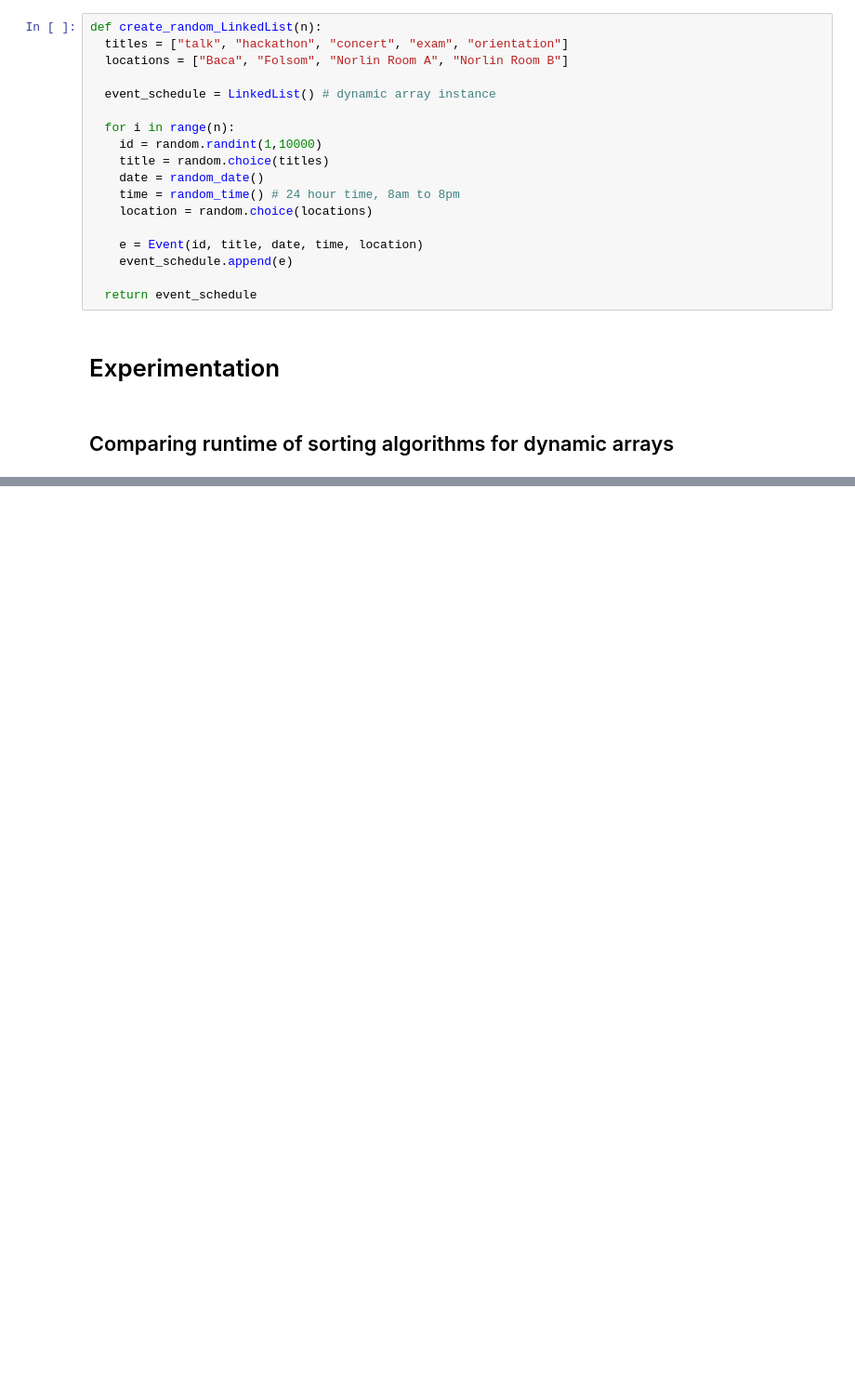
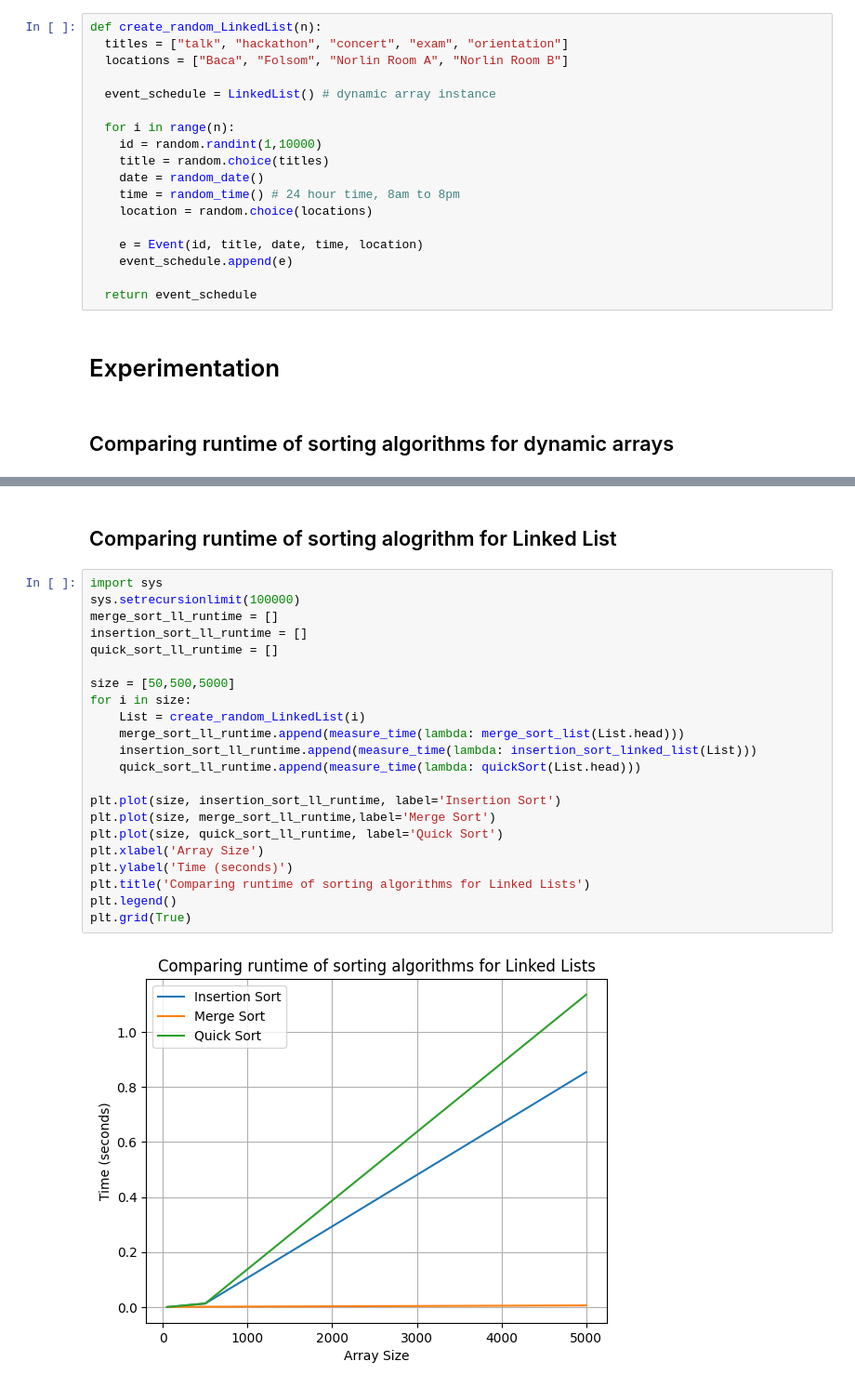
Before and after one commit to RahulHipparkar/DSA-GP1---Campus-Event-Scheduling-System, a Jupyter notebook: GP1_Hipparkar_Holmes_Caceres_Marcu.ipynb, the cells around one changed output, grey strips where cells are left out. Shown: that part at 93% size. Cells and saved outputs as stored; diff of their text form; blank space fills up the shorter version.

```diff
--- a/GP1_Hipparkar_Holmes_Caceres_Marcu.ipynb
+++ b/GP1_Hipparkar_Holmes_Caceres_Marcu.ipynb
@@ -149,0 +152,26 @@ plt.grid(True)
+# %% [markdown]
+## Comparing runtime of sorting alogrithm for Linked List
+# %%
+import sys
+sys.setrecursionlimit(100000)
+merge_sort_ll_runtime = []
+insertion_sort_ll_runtime = []
+quick_sort_ll_runtime = []
+
+size = [50,500,5000]
+for i in size:
+    List = create_random_LinkedList(i)
+    merge_sort_ll_runtime.append(measure_time(lambda: merge_sort_list(List.head)))
+    insertion_sort_ll_runtime.append(measure_time(lambda: insertion_sort_linked_list(List)))
+    quick_sort_ll_runtime.append(measure_time(lambda: quickSort(List.head)))
+
+plt.plot(size, insertion_sort_ll_runtime, label='Insertion Sort')
+plt.plot(size, merge_sort_ll_runtime,label='Merge Sort')
+plt.plot(size, quick_sort_ll_runtime, label='Quick Sort')
+plt.xlabel('Array Size')
+plt.ylabel('Time (seconds)')
+plt.title('Comparing runtime of sorting algorithms for Linked Lists')
+plt.legend()
+plt.grid(True)
+# %% [output]
+[figure, added]
```
Also changed, not shown: parts of 11 cells of this notebook.
